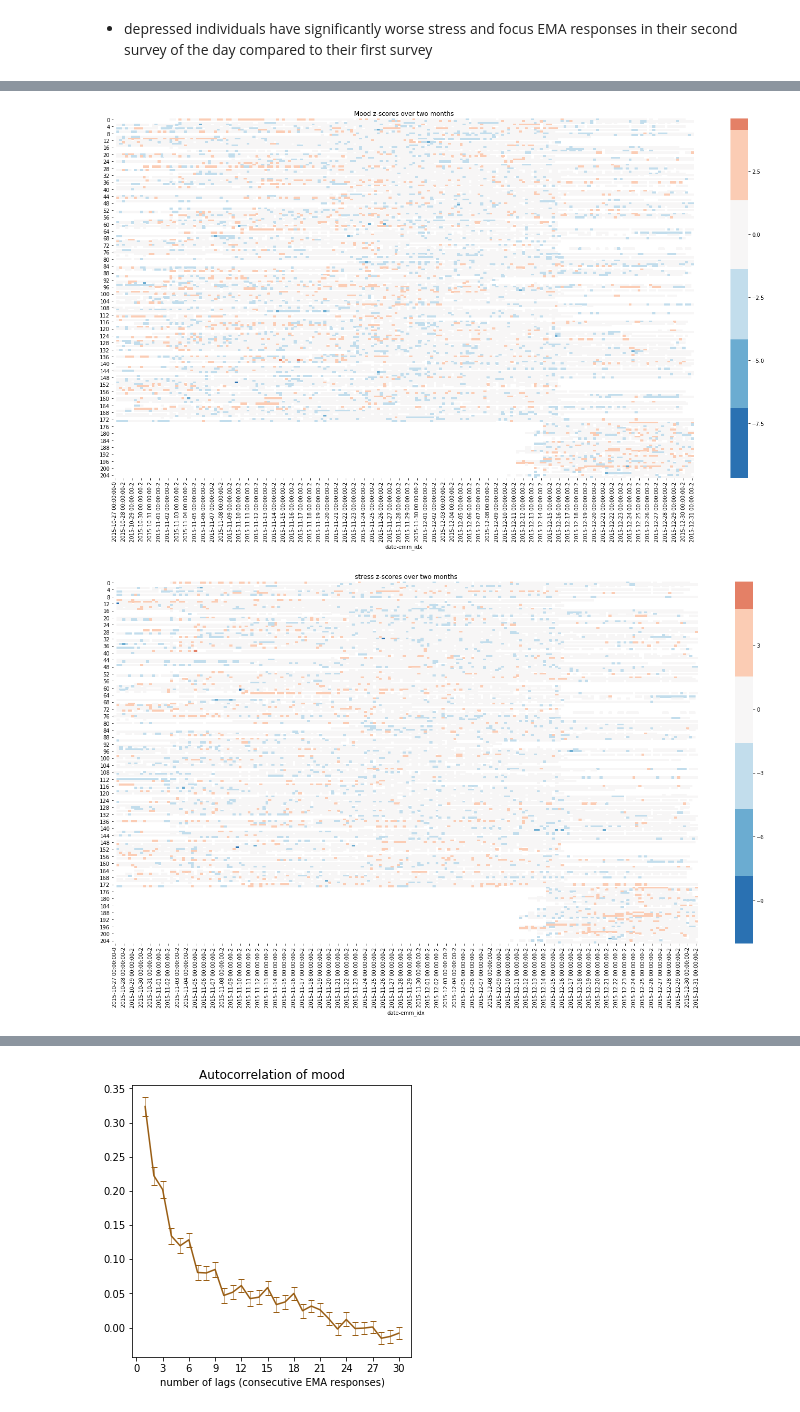
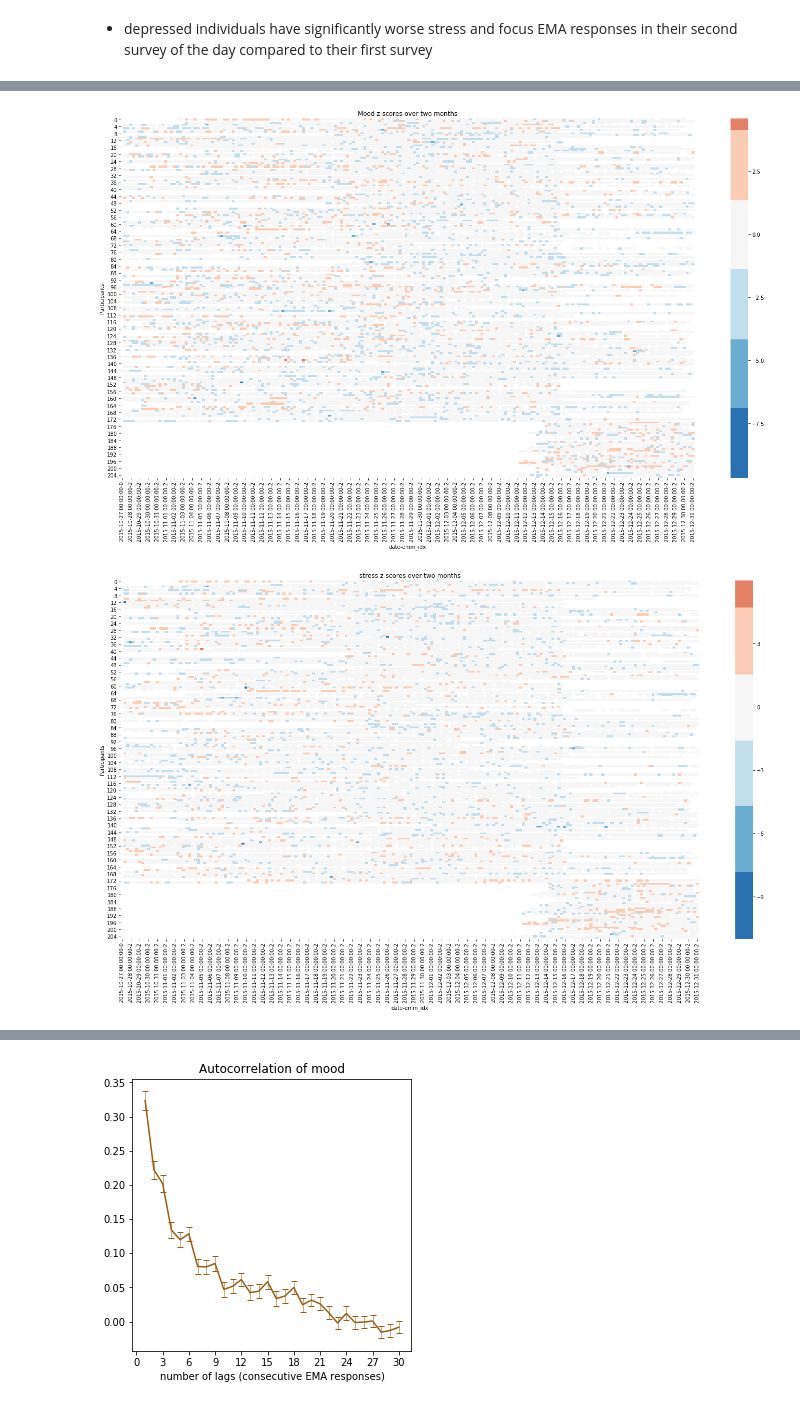
Before and after one commit to tliu526/lifesense, a Jupyter notebook: daily_rhythm.ipynb, the cells around one changed output, grey strips where cells are left out. Saved outputs shown, nothing was run; the diff lists cells and outputs as text; code cells hidden in the pictures.

```diff
--- a/daily_rhythm.ipynb
+++ b/daily_rhythm.ipynb
@@ -353,19 +297,21 @@ ts_emm.head()
 # %%
 cmap = sns.color_palette("RdBu_r", 7)
 sns.heatmap(ts_emm['z_mood'], center=0, cmap=cmap)
 plt.title("Mood z-scores over two months")
+plt.ylabel("Participants")
 plt.tight_layout()
 plt.savefig('figures/mood_2mo.png', dpi=300)
 # %% [output]
-[figure, old version]
+[figure, new version]
 # %%
 cmap = sns.color_palette("RdBu_r", 7)
 sns.heatmap(ts_emm['z_stress'], center=0, cmap=cmap)
 plt.title("stress z-scores over two months")
 plt.tight_layout()
+plt.ylabel("Participants")
 plt.savefig('figures/stress_2mo.png', dpi=300)
 # %% [output]
-[figure, old version]
+[figure, new version]
 # %%
 cmap = sns.color_palette("RdBu_r", 7)
 sns.heatmap(ts_emm['z_energy'], center=0, cmap=cmap)
```
Also changed, not shown: parts of 33 cells of this notebook.
